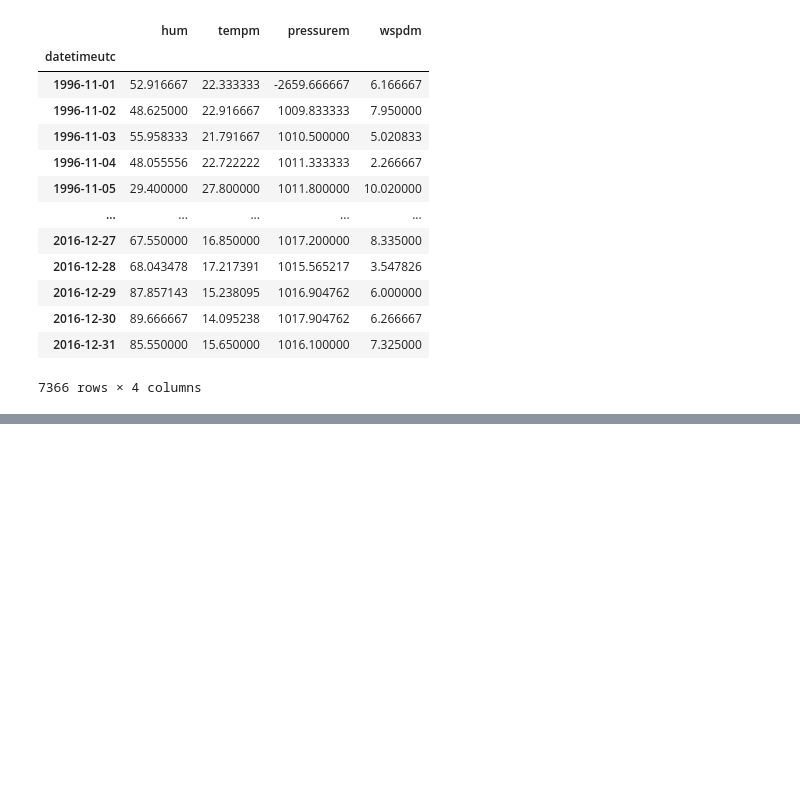
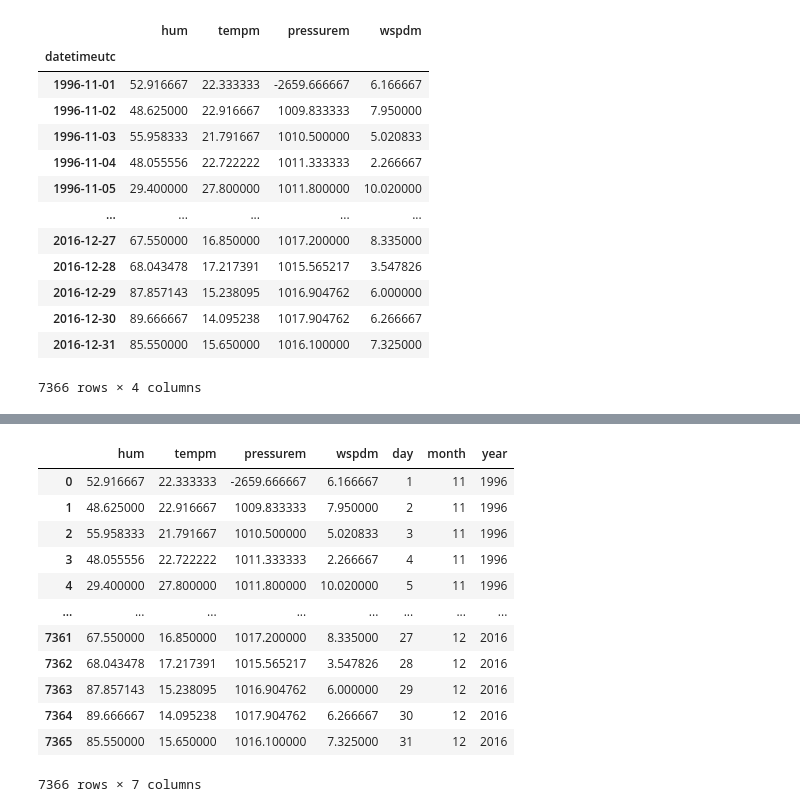
Before and after one commit to i-shitizkhanna/Time-Series-Forecasting, a Jupyter notebook: Regression Model.ipynb, the cells around one changed output, grey strips where cells are left out. Saved outputs shown, nothing was run; the diff lists cells and outputs as text; code cells hidden in the pictures; blank space fills up the shorter version.

```diff
--- a/Regression Model.ipynb
+++ b/Regression Model.ipynb
@@ -244,4 +308,21 @@ wspdm        0
 dtype: int64
+# %%
+dataset_regression=dataset_regression.drop(["datetimeutc"],axis=1)
+dataset_regression
+# %% [output]
+|  | hum | tempm | pressurem | wspdm | day | month | year |
+| 0 | 52.916667 | 22.333333 | -2659.666667 | 6.166667 | 1 | 11 | 1996 |
+| 1 | 48.625000 | 22.916667 | 1009.833333 | 7.950000 | 2 | 11 | 1996 |
+| 2 | 55.958333 | 21.791667 | 1010.500000 | 5.020833 | 3 | 11 | 1996 |
+| 3 | 48.055556 | 22.722222 | 1011.333333 | 2.266667 | 4 | 11 | 1996 |
+| 4 | 29.400000 | 27.800000 | 1011.800000 | 10.020000 | 5 | 11 | 1996 |
+| ... | ... | ... | ... | ... | ... | ... | ... |
+| 7361 | 67.550000 | 16.850000 | 1017.200000 | 8.335000 | 27 | 12 | 2016 |
+| 7362 | 68.043478 | 17.217391 | 1015.565217 | 3.547826 | 28 | 12 | 2016 |
+| 7363 | 87.857143 | 15.238095 | 1016.904762 | 6.000000 | 29 | 12 | 2016 |
+| 7364 | 89.666667 | 14.095238 | 1017.904762 | 6.266667 | 30 | 12 | 2016 |
+| 7365 | 85.550000 | 15.650000 | 1016.100000 | 7.325000 | 31 | 12 | 2016 |
+7366 rows × 7 columns
 # %%
 X_part=dataset_regression.drop(["tempm"],axis=1)
 Y_part=dataset_regression["tempm"]
```
Also changed, not shown: parts of 21 cells of this notebook, 1 other file.
